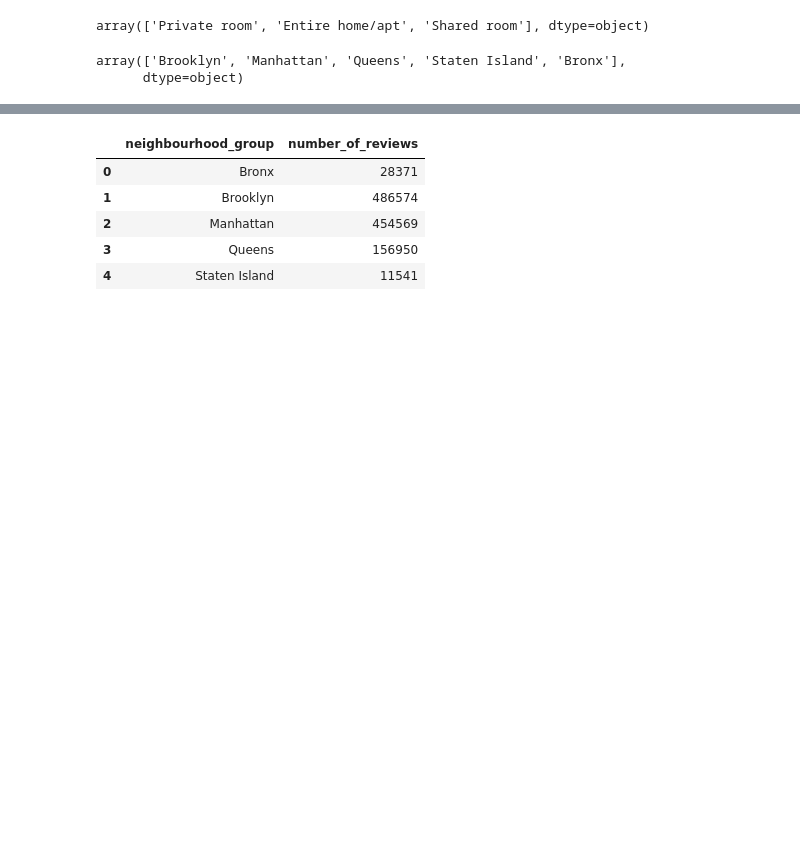
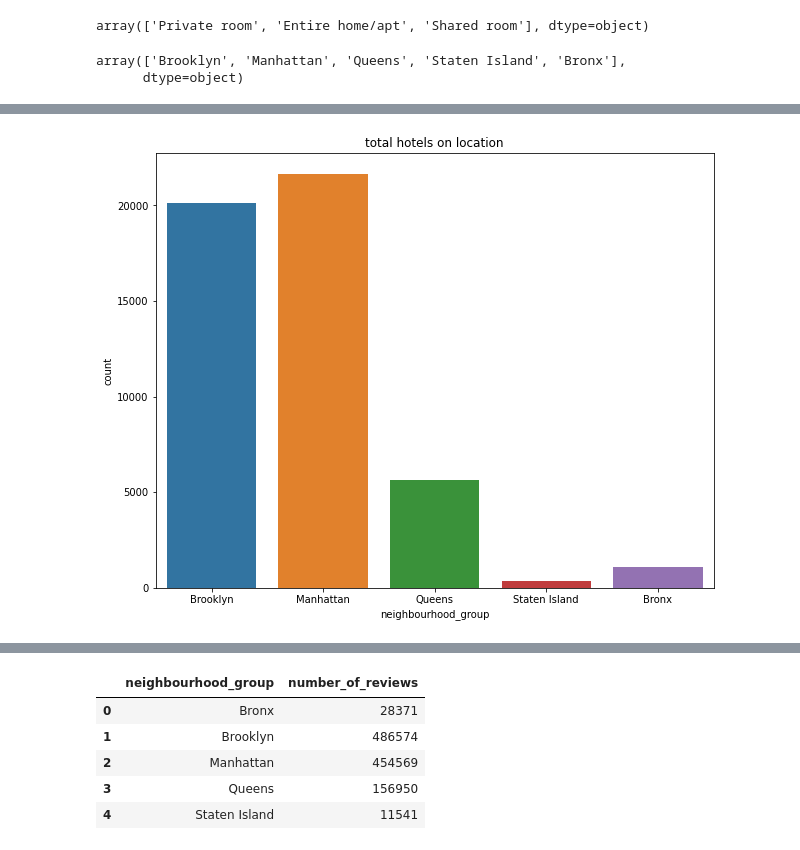
Before and after one commit to Navjotkhatri/Airbnb-Bookings-Analysis, a Jupyter notebook: EDA_Airbnb_Bookings_Analysis_Capstone_Project.ipynb, the cells around one changed output, grey strips where cells are left out. Saved outputs shown, nothing was run; the diff lists cells and outputs as text; code cells hidden in the pictures; blank space fills up the shorter version.

```diff
--- a/EDA_Airbnb_Bookings_Analysis_Capstone_Project.ipynb
+++ b/EDA_Airbnb_Bookings_Analysis_Capstone_Project.ipynb
@@ -75,6 +104,8 @@ bnb.describe()
 | 50% | 1.967728e+07 | 3.079382e+07 | 40.723070 | -73.955680 | 106.000000 | 3.000000 | 5.000000 | 0.720000 | ... |
 | 75% | 2.915218e+07 | 1.074344e+08 | 40.763115 | -73.936275 | 175.000000 | 5.000000 | 24.000000 | 2.020000 | ... |
 | max | 3.648724e+07 | 2.743213e+08 | 40.913060 | -73.712990 | 10000.000000 | 1250.000000 | 629.000000 | 58.500000 | ... |
+# %%
+bnb.drop(["id","name","host_name","last_review"], axis=1, inplace=True)
 # %%
 bnb.columns
 # %% [output]
@@ -86,4 +116,6 @@ Index(['id', 'name', 'host_id', 'host_name', 'neighbourhood_group',
       dtype='object')
+# %%
+bnb.reviews_per_month.fillna(0, inplace=True)
 # %%
 bnb.isnull().sum()
 # %% [output]
@@ -106,4 +134 @@ availability_365                      0
 dtype: int64
-# %%
-bnb["last_review"] = bnb["last_review"].replace(np.nan, 0)
-bnb.isnull().sum()
@@ -138,0 +175,7 @@ array(['Brooklyn', 'Manhattan', 'Queens', 'Staten Island', 'Bronx'],
+# %%
+plt.figure(figsize=(10,8))
+plt.title("total hotels on location")
+sns.countplot(bnb.neighbourhood_group)
+plt.show()
+# %% [output]
+[figure, added]
```
Also changed, not shown: parts of 12 cells of this notebook.
